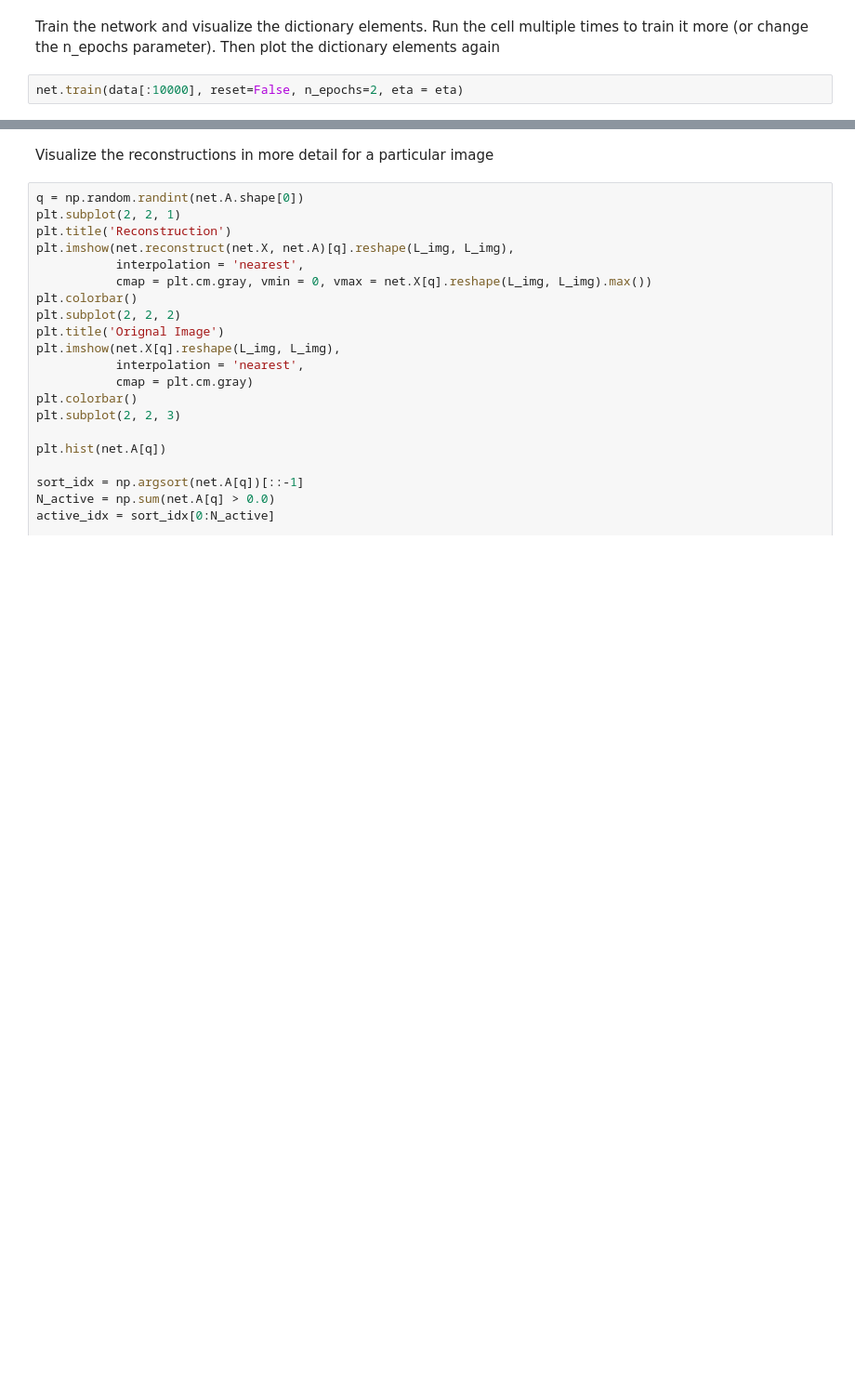
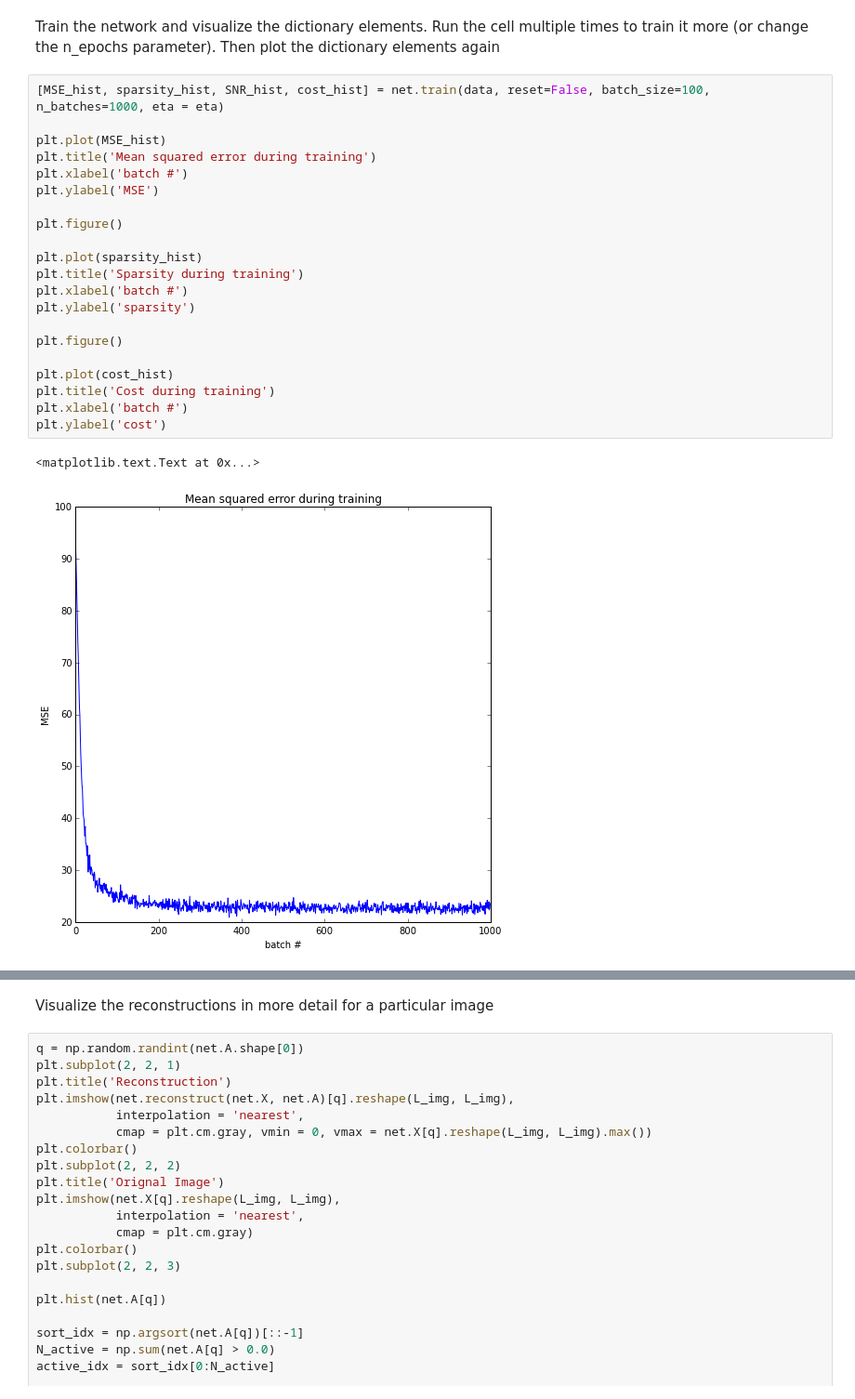
Before and after one commit to rctn/RCTN-neuro-bootcamp, a Jupyter notebook: sparse_coding.ipynb, the cells around one changed output, grey strips where cells are left out. Shown at 93% size. Saved outputs shown, nothing was run; the diff lists cells and outputs as text; blank space fills up the shorter version.

Commit message:
Changed things so we can plot the objective function statistics

```diff
--- a/sparse_coding.ipynb
+++ b/sparse_coding.ipynb
@@ -114,4 +137,26 @@ plt.ylabel('Log-Cost')
 # %% [markdown]
 Train the network and visualize the dictionary elements. Run the cell multiple times to train it more (or change the n_epochs parameter). Then plot the dictionary elements again
-# %%
-net.train(data[:10000], reset=False, n_epochs=2, eta = eta)
+# %%
+[MSE_hist, sparsity_hist, SNR_hist, cost_hist] = net.train(data, reset=False, batch_size=100, n_batches=1000, eta = eta)
+
+plt.plot(MSE_hist)
+plt.title('Mean squared error during training')
+plt.xlabel('batch #')
+plt.ylabel('MSE')
+
+plt.figure()
+
+plt.plot(sparsity_hist)
+plt.title('Sparsity during training')
+plt.xlabel('batch #')
+plt.ylabel('sparsity')
+
+plt.figure()
+
+plt.plot(cost_hist)
+plt.title('Cost during training')
+plt.xlabel('batch #')
+plt.ylabel('cost')
+# %% [output]
+<matplotlib.text.Text at 0x...>
+[figure, added]
```
Also changed, not shown: parts of 12 cells of this notebook, 1 other file.
